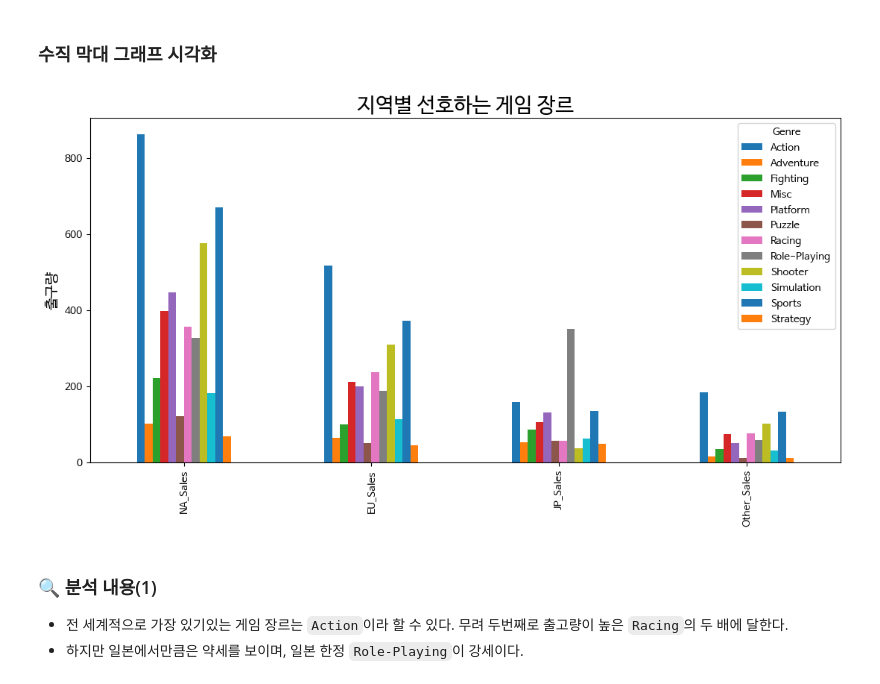
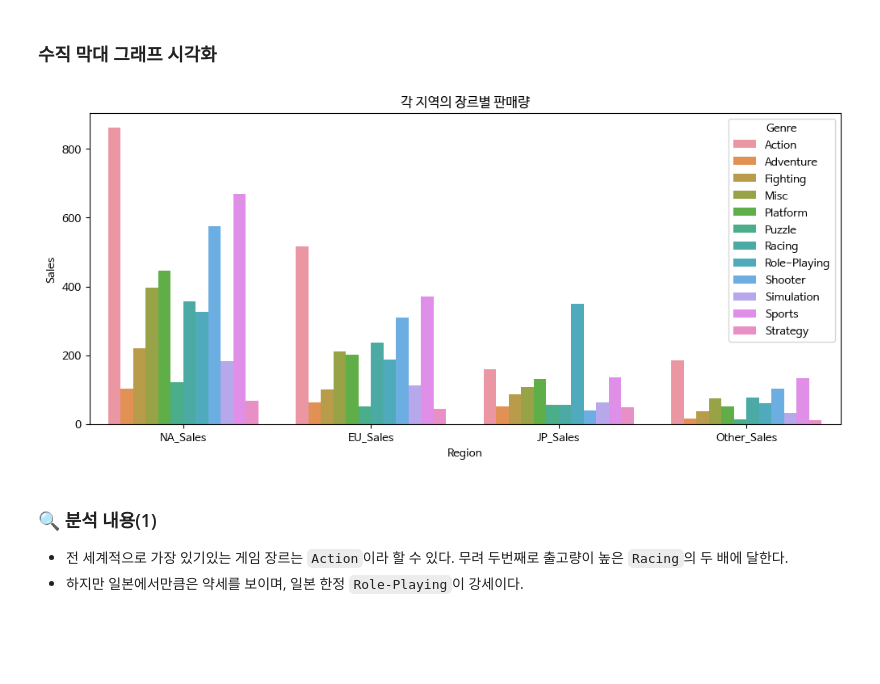
Before and after one commit to lagonee23/game-analysis, a Jupyter notebook: game_trend.ipynb, the cells around one changed output. Cells and saved outputs as stored; diff of their text form; code cells hidden in the pictures; blank space fills up the shorter version.

```diff
--- a/game_trend.ipynb
+++ b/game_trend.ipynb
@@ -238,14 +236,15 @@ genre_local
 # %% [markdown]
 ### 수직 막대 그래프 시각화
-# %%
-# 한글 폰트 지정(한글 깨짐 방지)
-plt.rc('font', family='NanumBarunGothic')
-
-genre_local.T.plot.bar(figsize=(13,6));
-plt.title('지역별 선호하는 게임 장르', fontsize=20)
-plt.ylabel('출구량', fontsize=14);
-# %% [output]
-[figure, removed]
+# %%
+# genre_local 테이블을 길게 변환하여 각 지역에 대한 판매량이 개별 행으로 표시되도록 함.
+genre_local_melted = genre_local.melt(id_vars='Genre', var_name='Region', value_name='Sales')
+
+# 막대 그래프 생성
+plt.figure(figsize=(12,5))
+sns.barplot(data=genre_local_melted, x='Region', y='Sales', hue='Genre')
+plt.title('각 지역의 장르별 판매량');
+# %% [output]
+[figure, added]
 # %% [markdown]
 ### 🔍 분석 내용(1)
 - 전 세계적으로 가장 있기있는 게임 장르는 `Action`이라 할 수 있다. 무려 두번째로 출고량이 높은 `Racing`의 두 배에 달한다.
```
Also changed, not shown: parts of 3 cells of this notebook.
